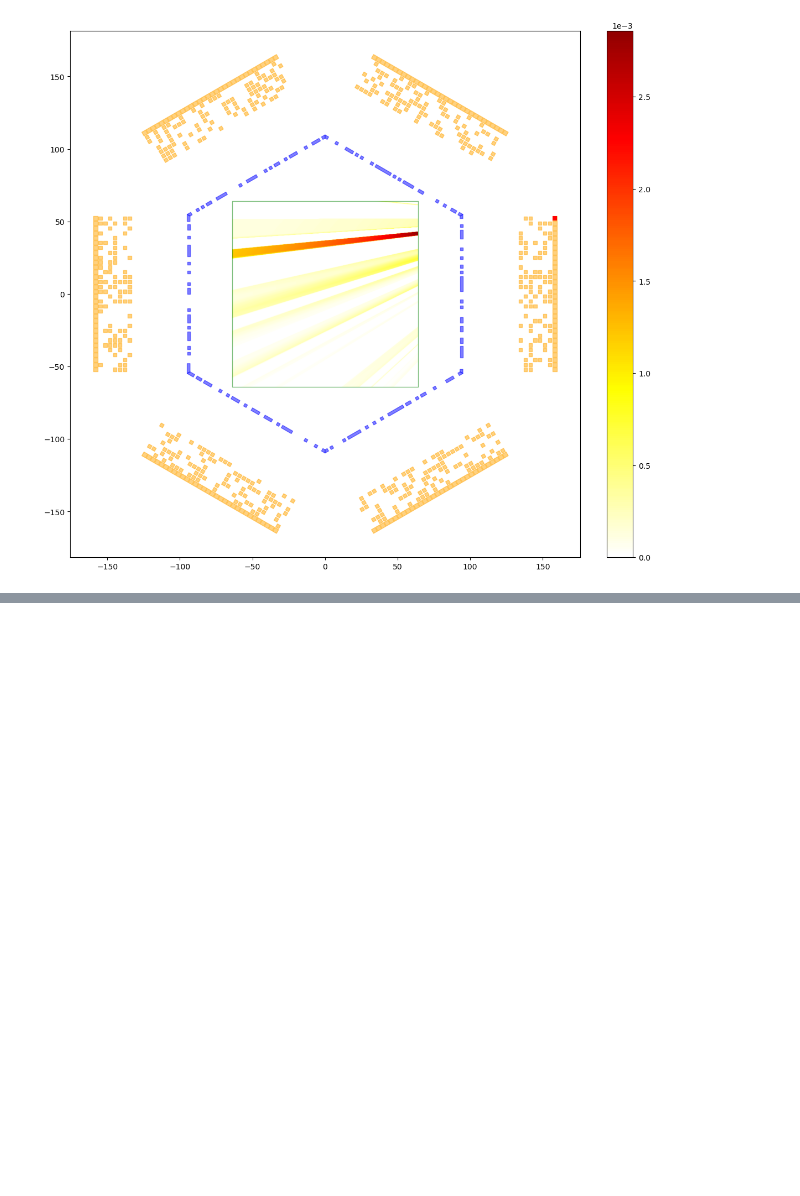
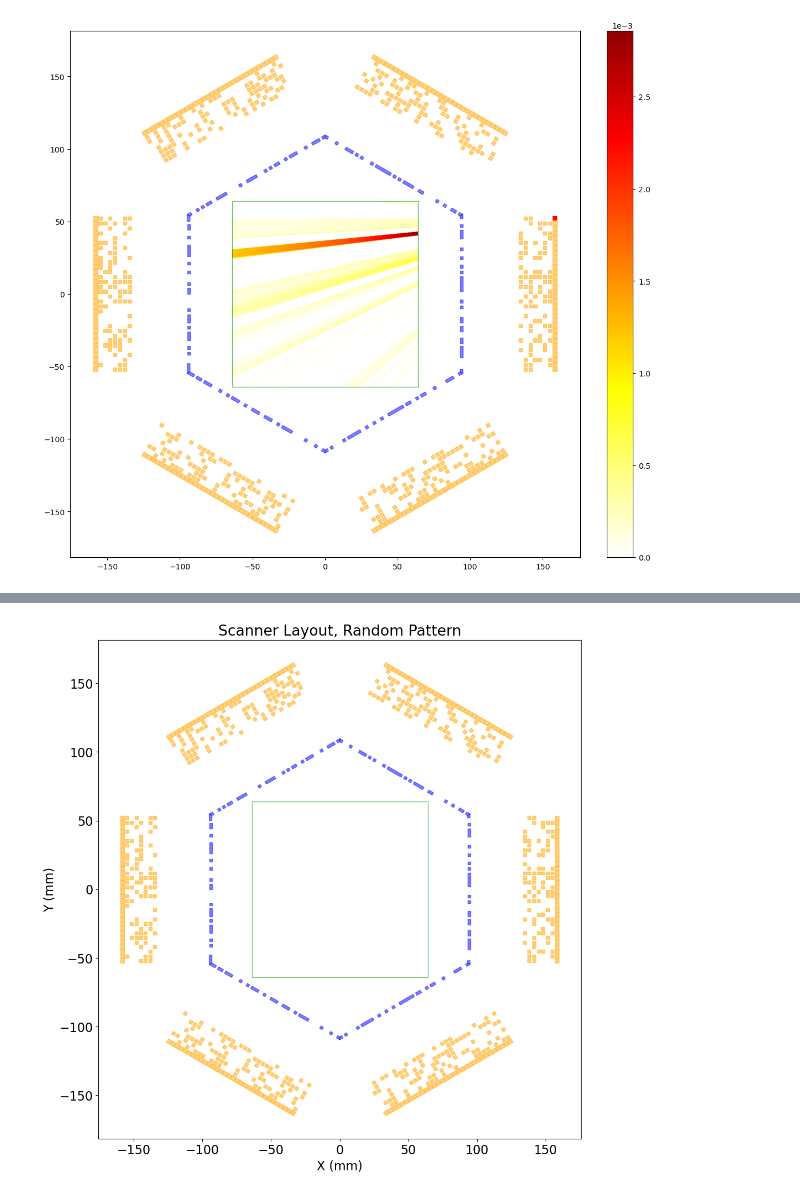
Before and after one commit to Siddharthm10/pymatana, a Jupyter notebook: ppdf-analysis/beam-analysis/exam_layout_ppdf.ipynb, the cells around one changed output, grey strips where cells are left out. Cells and saved outputs as stored; diff of their text form; code cells hidden in the pictures; blank space fills up the shorter version.

```diff
--- a/ppdf-analysis/beam-analysis/exam_layout_ppdf.ipynb
+++ b/ppdf-analysis/beam-analysis/exam_layout_ppdf.ipynb
@@ -96,0 +165,41 @@ selected_detector_unit_polygon_collection = plot_polygons_from_vertices_mpl(
+# %%
+scanner_layouts_dir = "../../../pymatcal/scanner_layouts"
+scanner_layouts_filename = "scanner_layouts_77faff53af5863ca146878c7c496c75e.tensor"
+
+scanner_layouts, filename_unique_id = load_scanner_layouts(
+    os.path.join(scanner_layouts_dir, scanner_layouts_filename)
+)
+plates_vertices, detector_units_vertices = load_scanner_layout_geometries(
+    0, scanner_layouts
+)  # Load the first layout (index 0)
+
+fov_dict = {
+    "n pixels": tensor([512, 512]),
+    "mm per pixel": tensor([0.25, 0.25]),
+    "center coordinates in mm": tensor([0.0, 0.0]),
+}
+fov_dict["size in mm"] = fov_dict["n pixels"] * fov_dict["mm per pixel"]
+
+fig, ax = plt.subplots(figsize=(10, 10), layout="constrained")
+
+
+# Plot the scanner layout
+scanner_polygon_collection_dict = plot_scanner_from_vertices_2d_mpl(
+    plates_vertices,
+    detector_units_vertices,
+    ax=ax,
+    fov_dict=fov_dict,
+)
+ax.set_aspect("equal")
+ax.set_xlabel("X (mm)")
+ax.set_ylabel("Y (mm)")
+ax.set_title("Scanner Layout, Random Pattern")
+fig.savefig(
+    os.path.join(
+        "plots",
+        f"scanner_layout_77faff53af5863ca146878c7c496c75e.png",
+    ),
+    dpi=300,
+)
+# %% [output]
+[figure, added]
```
Also changed, not shown: parts of 3 cells of this notebook, 10 other files.
